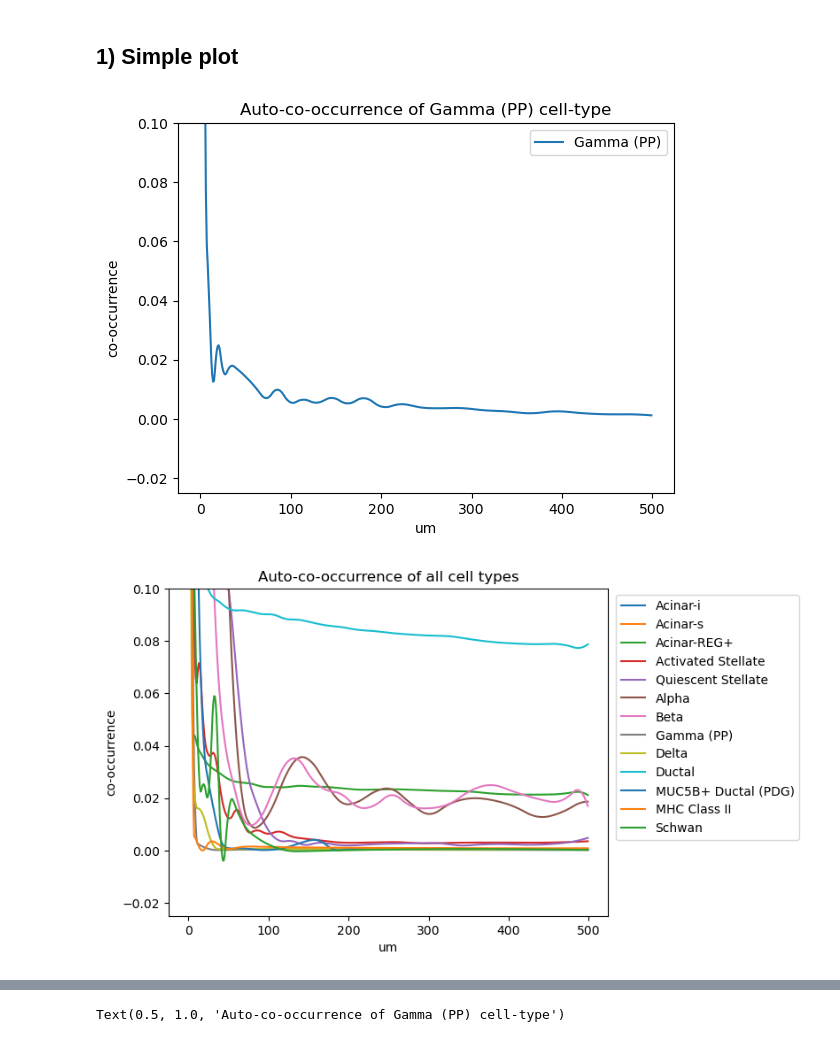
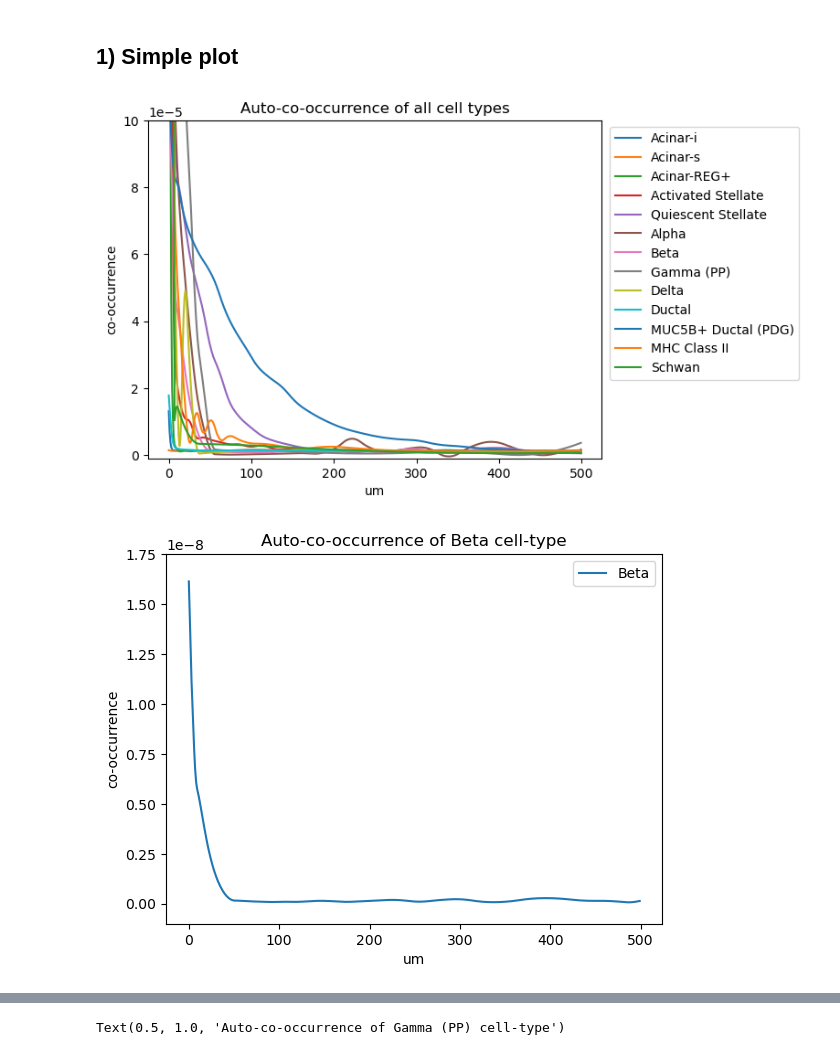
Before and after one commit to HiDiHlabs/sonar, a Jupyter notebook: sonar/plotting_functions_test.ipynb, the cells around one changed output, grey strips where cells are left out. Drawn from its saved outputs; the diff is of its cells as text; code cells hidden in the pictures.

```diff
--- a/sonar/plotting_functions_test.ipynb
+++ b/sonar/plotting_functions_test.ipynb
@@ -69,0 +81,20 @@ tissue_matrix = np.load('/dh-projects/ag-ishaque/analysis/anastasiia/projects/so
+# %%
+# calculation of the tissue area of each cell-type
+def total_pixel_counts(original_img = rescaled, cell_type_labels = relevant_cluster_labels):
+
+    # fig, ax = plt.figure(figsize=[10,3])
+
+    tissue_pixels = []
+    for i in range(len(cell_type_labels)):
+        pix_agreg = np.sum(rescaled[i+1]) # rescaled[i+1] because under 0 here is a background
+        tissue_pixels.append(pix_agreg)
+        # print(pix_agreg)
+
+    # ax.bar(cell_type_labels,tissue_pixels)
+    # ax.set_xticks(rotation=45, ha="right")
+
+    # plt.show()
+
+    return list(tissue_pixels)
+
+pixel_counts = total_pixel_counts(rescaled)
@@ -107,0 +270,14 @@ array([[0., 0., 0., 0., 0., 0., 0., 0., 0., 0., 0., 0., 0., 0., 0., 0.,
+# %%
+def normalize_co_occurrence_matrix(matrix = cooc_template_, cell_counts = pixel_counts):
+    n, _, m = matrix.shape
+    normalized_matrix = np.zeros_like(matrix)
+
+    for i in range(n):
+        for j in range(n):
+            for k in range(m):
+                normalized_matrix[i, j, k] = matrix[i, j, k] / cell_counts[j]
+
+    return normalized_matrix
+
+
+normalized_matrix = normalize_co_occurrence_matrix(cooc_template_[:13])
@@ -110,7 +314,7 @@ array([[0., 0., 0., 0., 0., 0., 0., 0., 0., 0., 0., 0., 0., 0., 0., 0.,
 # %% [markdown]
 ## 1) Simple plot
 # %%
-def simple_cooc_plot(cooc_curves_res, cell_type = "all", cell_type_labels = relevant_cluster_labels, um_per_px=1.0, y_zoom = 0.1): #cell_type_labels should be changed
+def simple_cooc_plot(cooc_curves_res, cell_type = "all", cell_type_labels = relevant_cluster_labels, um_per_px=1.0):#, y_zoom = 0.1): #cell_type_labels should be changed
     """Function for plotting simple co-occurrence plots, the result of a sonar function.
     Specific cell-types can be selected.
 
@@ -125,16 +329,17 @@ def simple_cooc_plot(cooc_curves_res, cell_type = "all", cell_type_labels = rele
 
     ax.set_ylabel("co-occurrence")
     ax.set_xlabel("um")
-    ax.set_ylim(-0.025, y_zoom)
+    # ax.set_ylim(-0.025, y_zoom)
+    ax.set_ylim(-0.000001,0.0001)
 
     # X =
     # Y =
 
     if cell_type == "all":
-        for i in range(14): # under 0 there is a background, so it should start from 1
+        for i in range(13):
             Y = cooc_curves_res[i,i]
             ax.plot(np.arange(len(Y))*um_per_px, Y)
-        ax.legend(cell_type_labels[0:14], loc="upper right", bbox_to_anchor=(1.45, 1)) # specific case for pancreas, needs to be more general
+        ax.legend(cell_type_labels, loc="upper right", bbox_to_anchor=(1.45, 1)) # specific case for pancreas, needs to be more general
         ax.set_title(f"Auto-co-occurrence of all cell types")
     else:
         Y = cooc_curves_res[cell_type,cell_type]
@@ -142,10 +347,10 @@ def simple_cooc_plot(cooc_curves_res, cell_type = "all", cell_type_labels = rele
         ax.legend(loc="upper right")
         ax.set_title(f"Auto-co-occurrence of {cell_type_labels[cell_type]} cell-type")
 # %%
-simple_cooc_plot(cooc_curves_res = cooc_template_, cell_type_labels = relevant_cluster_labels, cell_type =7 , y_zoom = 0.1)
+simple_cooc_plot(cooc_curves_res = normalized_matrix, cell_type_labels = relevant_cluster_labels)#,  y_zoom = 0.1)
 # %% [output]
-[figure, old version]
+[figure, new version]
 # %%
-simple_cooc_plot(cooc_curves_res = cooc_template_, cell_type_labels = relevant_cluster_labels,  y_zoom = 0.1)
+simple_cooc_plot(cooc_curves_res = normalized_matrix, cell_type_labels = relevant_cluster_labels, cell_type =6 )#, y_zoom = 0.001)
 # %% [output]
-[figure, old version]
+[figure, new version]
```
Also changed, not shown: parts of 25 cells of this notebook, 2 other files.
